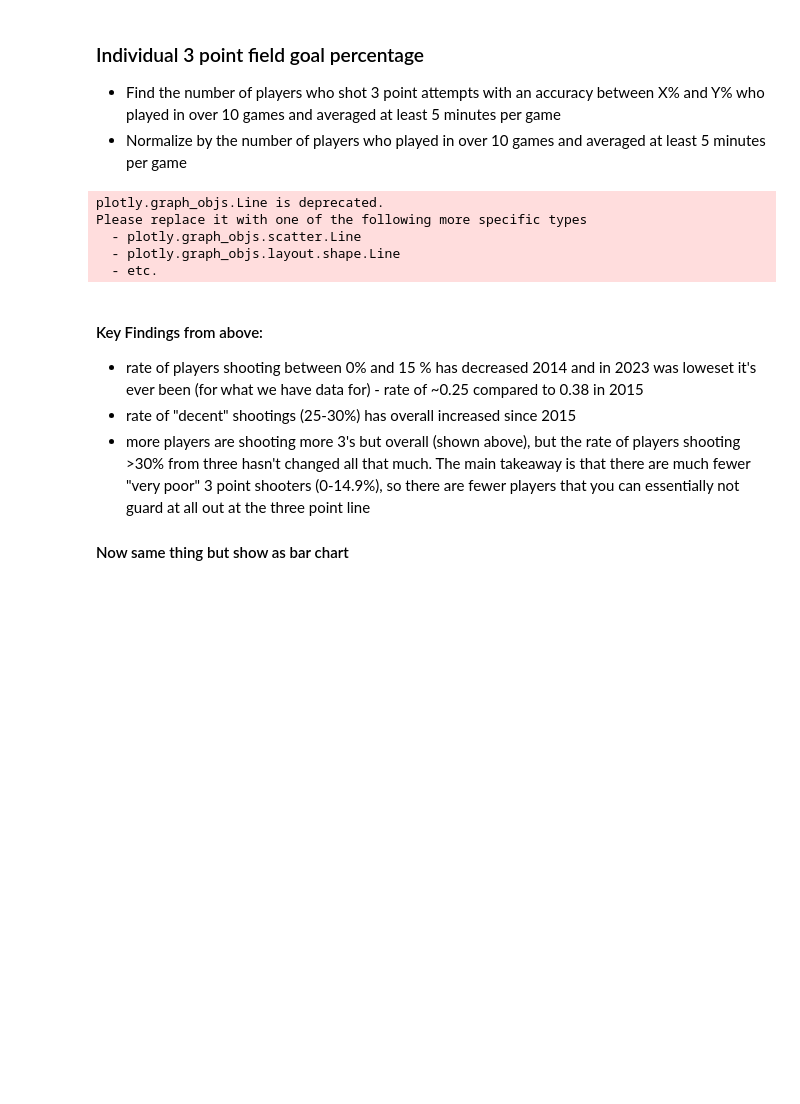
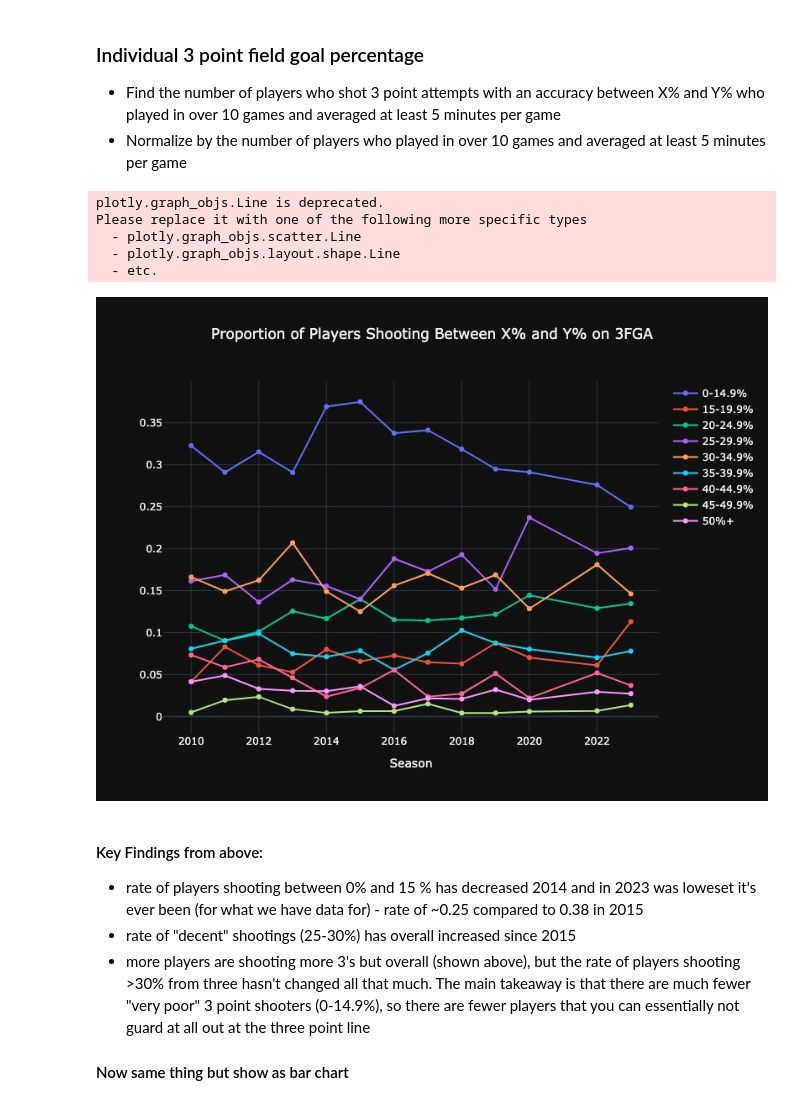
Before and after one commit to emmaritcey/usports_database, a Jupyter notebook: Final_Visualizations_Scoring.ipynb, the cells around one changed output. Cells and saved outputs as stored; diff of their text form; code cells hidden in the pictures; blank space fills up the shorter version.

```diff
--- a/Final_Visualizations_Scoring.ipynb
+++ b/Final_Visualizations_Scoring.ipynb
@@ -288,36 +288,37 @@ plot = go.Figure(data=[
     x = three_pct_norm.columns.values,
     y = three_pct_norm.iloc[6]
     ),
     go.Line(
     name = '45-49.9%',
     x = three_pct_norm.columns.values,
     y = three_pct_norm.iloc[7]
     ),
     go.Line(
     name = '50%+',
     x = three_pct_norm.columns.values,
     y = three_pct_norm.iloc[8]
     )],
     layout=go.Layout(
-        title="Rate of Players Shooting Between X% and Y% on 3FGA",
+        title="Proportion of Players Shooting Between X% and Y% on 3FGA",
         xaxis_title="Season",
         template="plotly_dark",
         width=800,
         height=600,
         title_x = 0.5
                  )
     )
 
-plot.show()
+plot.show('jpg')
 
 #save Figure as jpg image
-#plot.write_image("images/ind_3fg_pct_by_season.jpeg", scale=6)
+plot.write_image("images/ind_3fg_pct_by_season.jpeg", scale=6)
 # %% [output]
 plotly.graph_objs.Line is deprecated.
 Please replace it with one of the following more specific types
   - plotly.graph_objs.scatter.Line
   - plotly.graph_objs.layout.shape.Line
   - etc.
+[figure, added]
 # %% [markdown]
 #### Key Findings from above:
 - rate of players shooting between 0% and 15 % has decreased 2014 and in 2023 was loweset it's ever been (for what we have data for) - rate of ~0.25 compared to 0.38 in 2015
```
Also changed, not shown: parts of 11 cells of this notebook, 5 other files.
